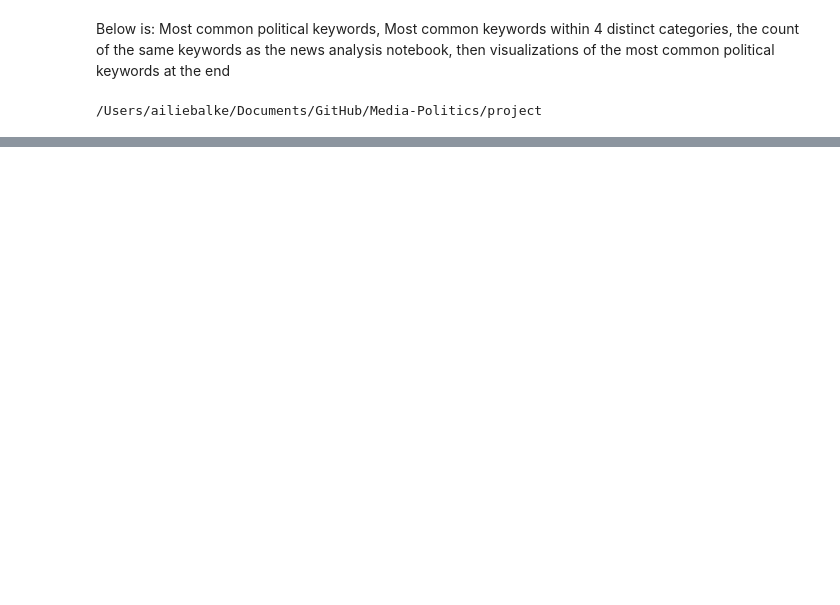
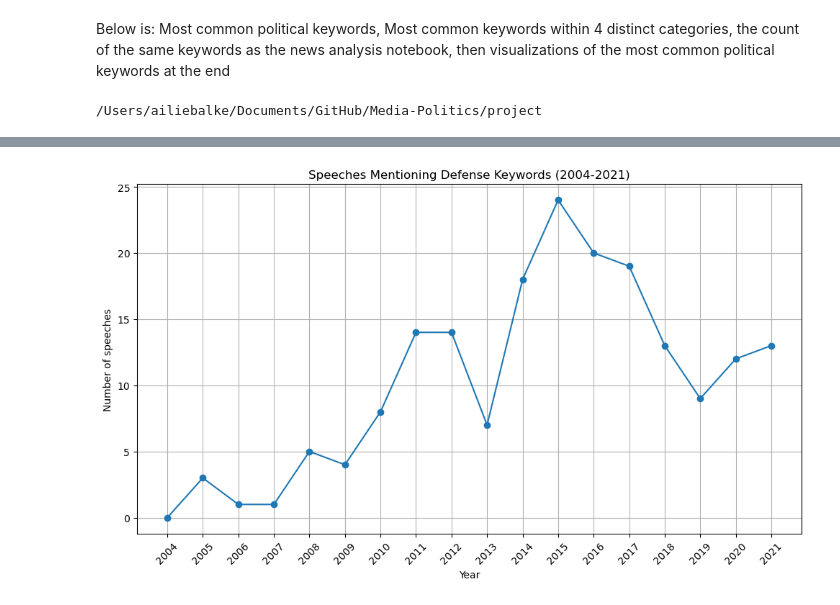
Before and after one commit to ninaudagawa/Media-Politics, a Jupyter notebook: project/notebooks/speeches_keywords_AILIE.ipynb, the cells around one changed output, grey strips where cells are left out. Saved outputs shown, nothing was run; the diff lists cells and outputs as text; code cells hidden in the pictures; blank space fills up the shorter version.

Commit message:
Updated my graphs, notebook complete
Updated my graphs, notebook complete

```diff
--- a/project/notebooks/speeches_keywords_AILIE.ipynb
+++ b/project/notebooks/speeches_keywords_AILIE.ipynb
@@ -1264,12 +23,0 @@ Years will be sparse with gaps (manifestos only exist for election years — 200
-# %%
-fig, ax = plt.subplots(figsize=(10, 6))
-for phrase in top_phrases:
-    label = f"{phrase} ({phrase_labels[phrase]})"
-    ax.plot(phrase_year_df.index, phrase_year_df[phrase], marker="o", label=label)
-
-ax.set_xlabel("Year")
-ax.set_ylabel("Count")
-ax.set_title("Top 10 Political Concepts: Frequency by Year (2001-2021)")
-ax.legend(bbox_to_anchor=(1.05, 1), loc="upper left")
-ax.grid(True)
-plt.show()
@@ -1672,0 +24,84 @@ overlap_df
+# %%
+import re
+import matplotlib.pyplot as plt
+import pandas as pd
+
+CATEGORY_KEYWORDS = {
+    "defense": {
+        "defense", "defence", "military", "self-defense", "self-defence",
+        "security", "troops", "army", "navy", "armed forces", "war", "SDF",
+        "missile", "military base", "alliance", "deterrence", "article 9", "threat", "north korea", "china", "russia", "security council"
+    },
+    "economy": {
+        "economy", "economic", "trade", "tax", "budget", "growth",
+        "inflation", "employment", "wage", "industry", "investment",
+        "market", "finance", "financial", "gdp", "deficit", "export",
+        "import", "business", "company", "stimulus", "interest rate", "exchange rate",
+        "Bank of Japan", "economic growth", "financial contributions"
+    },
+    "nuclear": {
+        "nuclear", "atomic", "reactor", "radiation", "fukushima",
+        "non-proliferation", "weapons", "plutonium", "uranium",
+        "power plant", "nuclear weapons", "world free of nuclear weapons", "atomic bomb survivors", "nuclear disarmament"
+    },
+    "immigration": {
+        "immigration", "immigrant", "refugee", "migrant", "migration",
+        "asylum", "border", "foreign worker", "visa", "naturalization",
+        "nationalisation", "nationalization", "permanent resident",
+        "foreigner"
+    },
+}
+
+YEAR_START, YEAR_END = 2004, 2021
+COLORS = ["blue", "red", "green", "orange"]
+
+speeches_2004_2021 = speeches_df[
+    (speeches_df.index.year >= YEAR_START) & (speeches_df.index.year <= YEAR_END)
+]
+
+category_patterns = {
+    category: r"\b(" + "|".join(re.escape(kw) for kw in keywords) + r")\b"
+    for category, keywords in CATEGORY_KEYWORDS.items()
+}
+
+def category_speech_counts(pattern, df):
+    matches = df[df["text"].str.contains(pattern, case=False, na=False, regex=True)]
+    counts = matches.resample("YE").size()
+    return counts.reindex(
+        pd.date_range(f"{YEAR_START}-01-01", f"{YEAR_END}-12-31", freq="YE"), fill_value=0
+    )
+
+category_year_counts = {
+    category: category_speech_counts(pattern, speeches_2004_2021)
+    for category, pattern in category_patterns.items()
+}
+
+# Individual trend chart per category
+for category, counts in category_year_counts.items():
+    fig, ax = plt.subplots(figsize=(10, 6))
+    ax.plot(counts.index.year, counts.values, marker="o")
+    ax.set_xlabel("Year")
+    ax.set_ylabel("Number of speeches")
+    ax.set_title(f"Speeches Mentioning {category.capitalize()} Keywords ({YEAR_START}-{YEAR_END})")
+    ax.set_xticks(range(YEAR_START, YEAR_END + 1))
+    ax.tick_params(axis="x", rotation=45)
+    ax.grid(True)
+    plt.tight_layout()
+    plt.show()
+
+# Combined trend chart, all categories together
+fig, ax = plt.subplots(figsize=(12, 6))
+for (category, counts), color in zip(category_year_counts.items(), COLORS):
+    ax.plot(counts.index.year, counts.values, label=category.capitalize(), color=color, marker="o", linewidth=2)
+
+ax.set_xlabel("Year")
+ax.set_ylabel("Number of speeches")
+ax.set_title(f"PM Speeches by Keyword Category Over Time ({YEAR_START}-{YEAR_END})")
+ax.set_xticks(range(YEAR_START, YEAR_END + 1))
+ax.tick_params(axis="x", rotation=45)
+ax.legend(loc="upper left")
+ax.grid(True)
+plt.tight_layout()
+plt.show()
+# %% [output]
+[figure, added]
```
Also changed, not shown: parts of 55 cells of this notebook, 8 other files.
